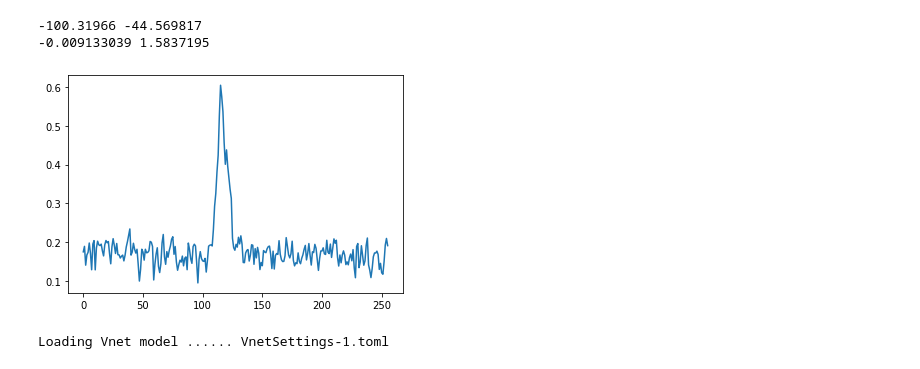
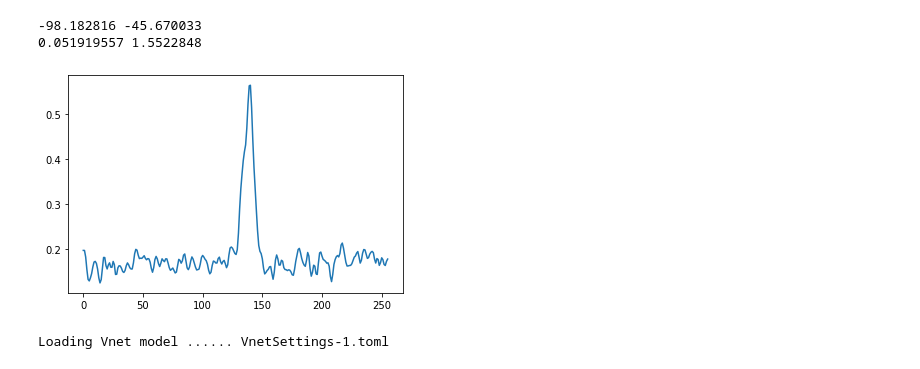
Before and after one commit to remsens-lim/Voodoo, a Jupyter notebook: Voodoo_predictor_KAZR.ipynb, the cells around one changed output. Saved outputs shown, nothing was run; the diff lists cells and outputs as text; code cells hidden in the pictures.

Commit message:
cleaning up, added lidar data for KAZR example, updated README

```diff
--- a/Voodoo_predictor_KAZR.ipynb
+++ b/Voodoo_predictor_KAZR.ipynb
@@ -40,11 +51,7 @@ def VoodooPredictor(X):
     prediction = prediction.to('cpu')
     return prediction
 # %%
-data_path = 'sample_data/nsakazrspeccmaskgecopolC1.a0.20190127.040010.cdf'
+data_path = 'example_data/KAZR/nsakazrspeccmaskgecopolC1.a0.20190127.040010.cdf'
 
 data = xr.open_mfdataset(data_path)
-
-#data = data.sel(range=slice(0, 6000))
-#data['time'] = data['time_offset']
 data['time'] = data['time_offset'].values + np.timedelta64(4,'h')
-data
@@ -124,23 +66,23 @@ Data variables:
 nonzeros_mask = data['locator_mask'].values > -1
 # %%
 # show spectra quicklook + normalize
-spectra_orig = data['spectra'].values.copy()
-#spectra_orig = gaussian_filter1d(data['spectra'].values.copy(), sigma=2)
+spectra_orig = np.flip(data['spectra'].values.copy(), axis=1)
+spectra_orig = gaussian_filter1d(spectra_orig, sigma=1)
 
 print(spectra_orig.min(), spectra_orig.max())
 
 # normalize between 0 and 1
 
 v_min = -100
 v_max = -65
 spectra_norm = (spectra_orig - v_min) / (v_max - v_min)
 plt.plot(spectra_norm[1000, :])
 
 print(spectra_norm.min(), spectra_norm.max())
 # %% [output]
--100.31966 -44.569817
--0.009133039 1.5837195
+-98.182816 -45.670033
+0.051919557 1.5522848
-[figure, old version]
+[figure, new version]
 # %%
 X = np.zeros((spectra_norm.shape)+(6,))
 for i in range(spectra_norm.shape[0]):
```
Also changed, not shown: parts of 13 cells of this notebook, 7 other files.
